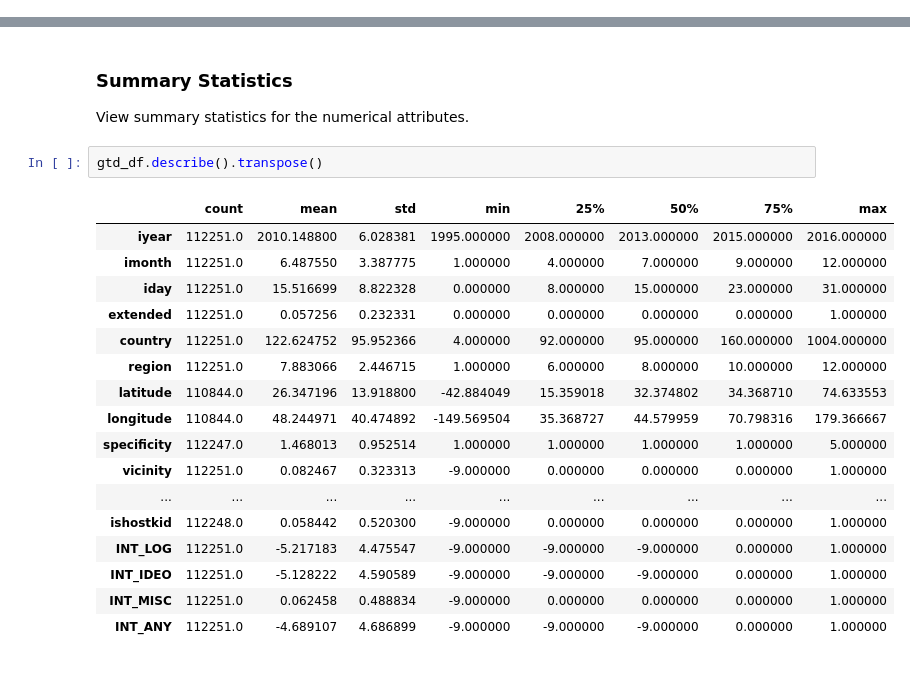
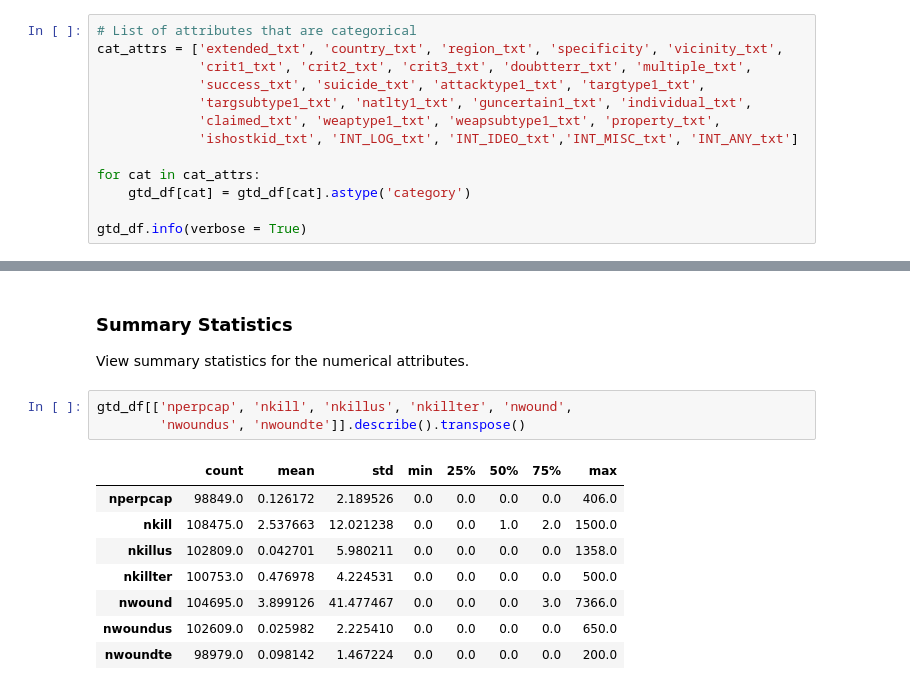
Before and after one commit to tcskowronek/predicting-terrorist-attacks, a Jupyter notebook: src/02-Exploratory-Data-Analysis.ipynb, the cells around one changed output, grey strips where cells are left out. Drawn from its saved outputs; the diff is of its cells as text.

Commit message:
Added coversion for categorical variables

```diff
--- a/src/02-Exploratory-Data-Analysis.ipynb
+++ b/src/02-Exploratory-Data-Analysis.ipynb
@@ -116,0 +123,13 @@ Python interprets the data type differently than the code book provided by START
+# %%
+# List of attributes that are categorical
+cat_attrs = ['extended_txt', 'country_txt', 'region_txt', 'specificity', 'vicinity_txt',
+             'crit1_txt', 'crit2_txt', 'crit3_txt', 'doubtterr_txt', 'multiple_txt',
+             'success_txt', 'suicide_txt', 'attacktype1_txt', 'targtype1_txt',
+             'targsubtype1_txt', 'natlty1_txt', 'guncertain1_txt', 'individual_txt',
+             'claimed_txt', 'weaptype1_txt', 'weapsubtype1_txt', 'property_txt',
+             'ishostkid_txt', 'INT_LOG_txt', 'INT_IDEO_txt','INT_MISC_txt', 'INT_ANY_txt']
+
+for cat in cat_attrs:
+    gtd_df[cat] = gtd_df[cat].astype('category')
+
+gtd_df.info(verbose = True)
@@ -118,22 +155,14 @@ Python interprets the data type differently than the code book provided by START
 ### Summary Statistics
 View summary statistics for the numerical attributes.
 # %%
-gtd_df.describe().transpose()
+gtd_df[['nperpcap', 'nkill', 'nkillus', 'nkillter', 'nwound',
+        'nwoundus', 'nwoundte']].describe().transpose()
 # %% [output]
 |  | count | mean | std | min | 25% | 50% | 75% | max |
-| iyear | 112251.0 | 2010.148800 | 6.028381 | 1995.000000 | 2008.000000 | 2013.000000 | 2015.000000 | 2016.000000 |
-| imonth | 112251.0 | 6.487550 | 3.387775 | 1.000000 | 4.000000 | 7.000000 | 9.000000 | 12.000000 |
-| iday | 112251.0 | 15.516699 | 8.822328 | 0.000000 | 8.000000 | 15.000000 | 23.000000 | 31.000000 |
-| extended | 112251.0 | 0.057256 | 0.232331 | 0.000000 | 0.000000 | 0.000000 | 0.000000 | 1.000000 |
-| country | 112251.0 | 122.624752 | 95.952366 | 4.000000 | 92.000000 | 95.000000 | 160.000000 | 1004.000000 |
-| region | 112251.0 | 7.883066 | 2.446715 | 1.000000 | 6.000000 | 8.000000 | 10.000000 | 12.000000 |
-| latitude | 110844.0 | 26.347196 | 13.918800 | -42.884049 | 15.359018 | 32.374802 | 34.368710 | 74.633553 |
-| longitude | 110844.0 | 48.244971 | 40.474892 | -149.569504 | 35.368727 | 44.579959 | 70.798316 | 179.366667 |
-| specificity | 112247.0 | 1.468013 | 0.952514 | 1.000000 | 1.000000 | 1.000000 | 1.000000 | 5.000000 |
-| vicinity | 112251.0 | 0.082467 | 0.323313 | -9.000000 | 0.000000 | 0.000000 | 0.000000 | 1.000000 |
-| ... | ... | ... | ... | ... | ... | ... | ... | ... |
-| ishostkid | 112248.0 | 0.058442 | 0.520300 | -9.000000 | 0.000000 | 0.000000 | 0.000000 | 1.000000 |
-| INT_LOG | 112251.0 | -5.217183 | 4.475547 | -9.000000 | -9.000000 | -9.000000 | 0.000000 | 1.000000 |
-| INT_IDEO | 112251.0 | -5.128222 | 4.590589 | -9.000000 | -9.000000 | -9.000000 | 0.000000 | 1.000000 |
-| INT_MISC | 112251.0 | 0.062458 | 0.488834 | -9.000000 | 0.000000 | 0.000000 | 0.000000 | 1.000000 |
-| INT_ANY | 112251.0 | -4.689107 | 4.686899 | -9.000000 | -9.000000 | -9.000000 | 0.000000 | 1.000000 |
+| nperpcap | 98849.0 | 0.126172 | 2.189526 | 0.0 | 0.0 | 0.0 | 0.0 | 406.0 |
+| nkill | 108475.0 | 2.537663 | 12.021238 | 0.0 | 0.0 | 1.0 | 2.0 | 1500.0 |
+| nkillus | 102809.0 | 0.042701 | 5.980211 | 0.0 | 0.0 | 0.0 | 0.0 | 1358.0 |
+| nkillter | 100753.0 | 0.476978 | 4.224531 | 0.0 | 0.0 | 0.0 | 0.0 | 500.0 |
+| nwound | 104695.0 | 3.899126 | 41.477467 | 0.0 | 0.0 | 0.0 | 3.0 | 7366.0 |
+| nwoundus | 102609.0 | 0.025982 | 2.225410 | 0.0 | 0.0 | 0.0 | 0.0 | 650.0 |
+| nwoundte | 98979.0 | 0.098142 | 1.467224 | 0.0 | 0.0 | 0.0 | 0.0 | 200.0 |
```
Also changed, not shown: parts of 10 cells of this notebook.
